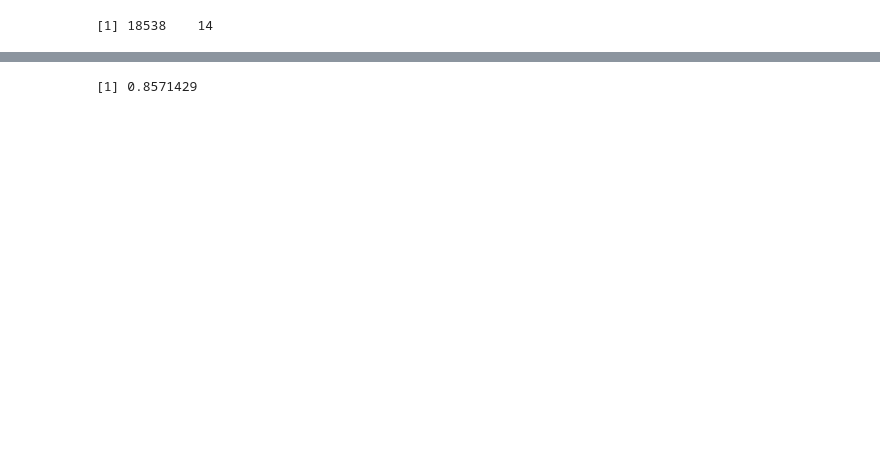
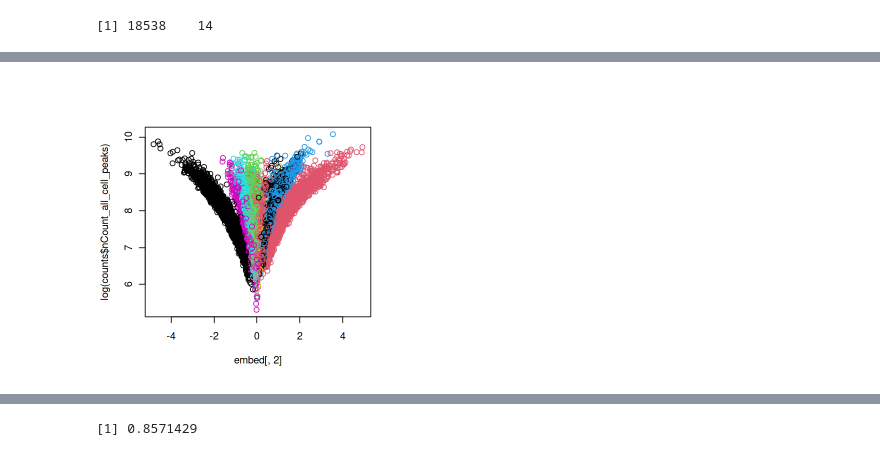
Before and after one commit to RoseYuan/sc_chromatin_benchmark, a Jupyter notebook: scripts/analysis/library_size_effect/library_size_effect.ipynb, the cells around one changed output, grey strips where cells are left out. Saved outputs shown, nothing was run; the diff lists cells and outputs as text; code cells hidden in the pictures; blank space fills up the shorter version.

```diff
--- a/scripts/analysis/library_size_effect/library_size_effect.ipynb
+++ b/scripts/analysis/library_size_effect/library_size_effect.ipynb
@@ -130,3 +135,5 @@ Loading required package: Signac
+# %%
+ground_truth <- sobj$ground_truth
 # %%
 options(repr.plot.width=5, repr.plot.height=3)
 hist(counts$nCount_all_cell_peaks)
@@ -170,0 +391,5 @@ cor.test(embed[,5], counts$nCount_all_cell_peaks)$p.value
+# %%
+options(repr.plot.width=5, repr.plot.height=5)
+plot(embed[,2], log(counts$nCount_all_cell_peaks), col=ground_truth)
+# %% [output]
+[figure, added]
```
Also changed, not shown: parts of 28 cells of this notebook, 2 other files.
